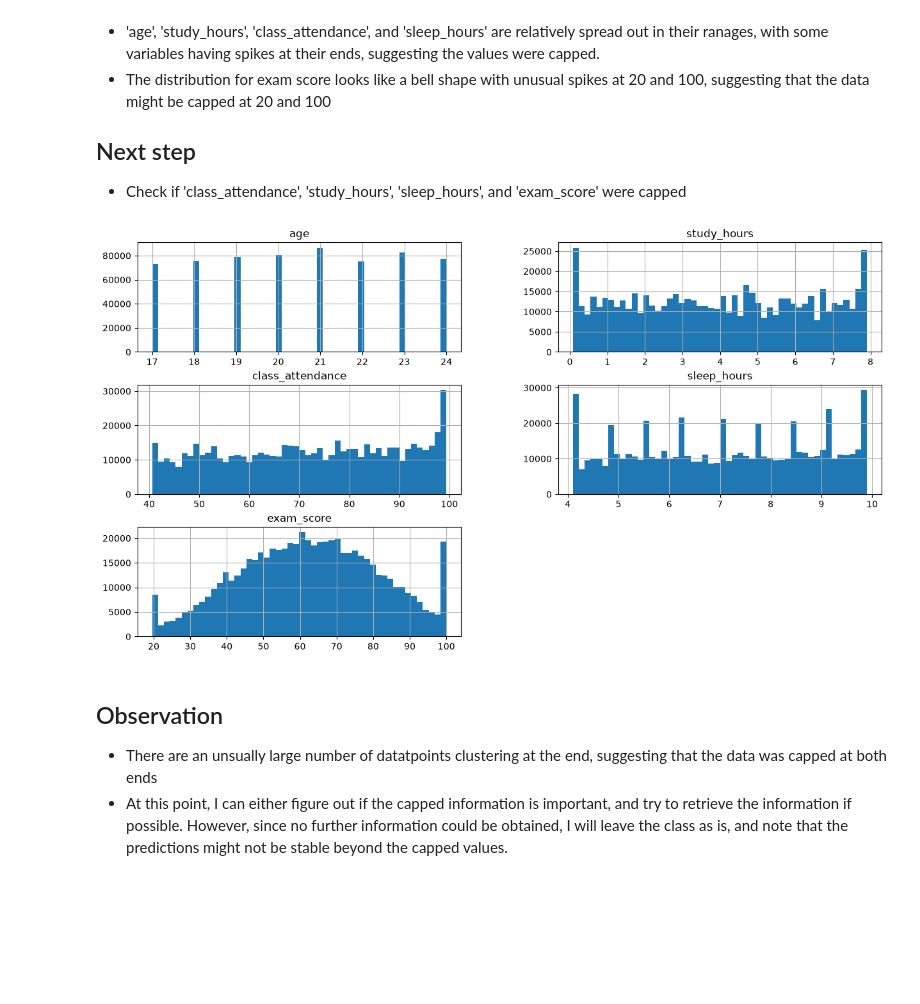
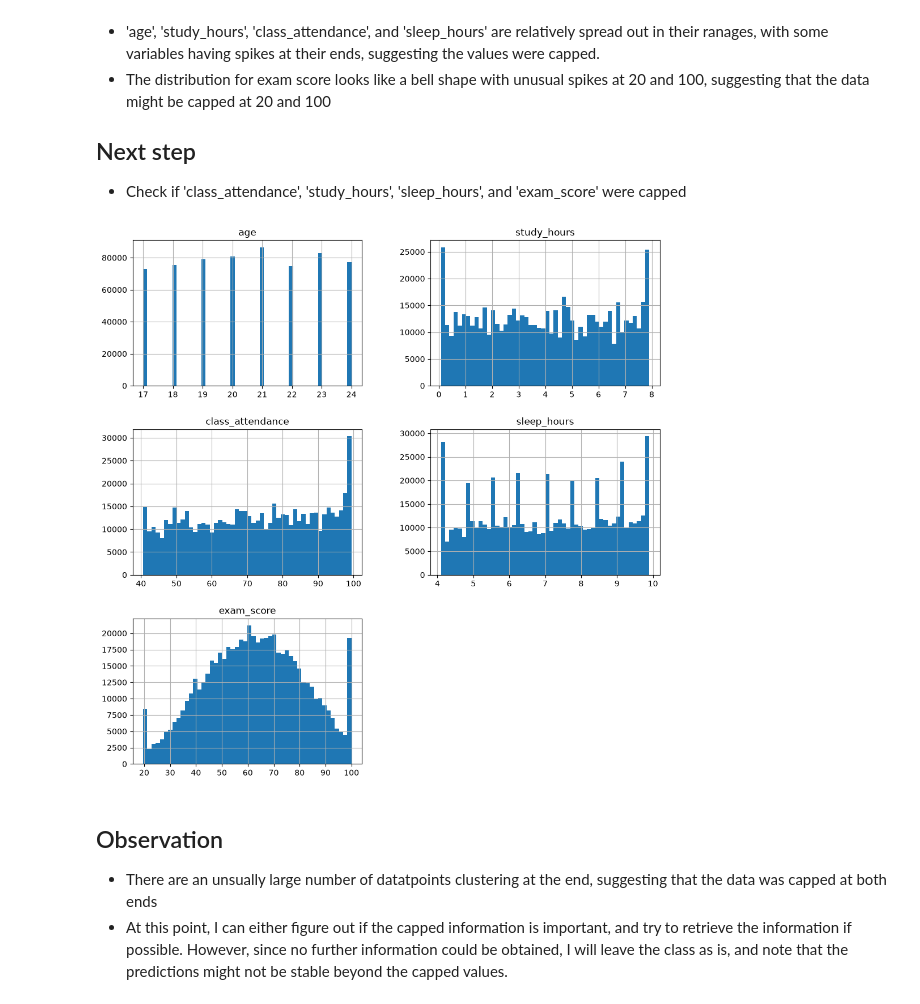
Before and after one commit to HaoLuu030/student_scores, a Jupyter notebook: notebooks/EDA.ipynb, the cells around one changed output. Drawn from its saved outputs; the diff is of its cells as text; code cells hidden in the pictures; blank space fills up the shorter version.

```diff
--- a/notebooks/EDA.ipynb
+++ b/notebooks/EDA.ipynb
@@ -9,5 +10,5 @@ from pandas.plotting import scatter_matrix
 # %%
 # load the data
-base = Path.cwd().parent
-data_path = base / 'dataset' / 'train.csv'
+data_path = 'dataset/train.csv'
 score_data = pd.read_csv(data_path)
+score_data.head()
@@ -90,9 +88,10 @@ score_data_num = score_data.select_dtypes(include='number').drop(columns='id')
 - Check if 'class_attendance', 'study_hours', 'sleep_hours', and 'exam_score' were capped
 # %%
 %matplotlib inline
-score_data_num.hist(figsize=(15, 8), bins=50);
+score_data_num = score_data.select_dtypes(include='number').drop(columns=['id'])
+score_data_num.hist(bins=50, figsize=(12, 12));
 # %% [output]
-[figure, old version]
+[figure, new version]
 # %% [markdown]
 ## Observation
 - There are an unsually large number of datatpoints clustering at the end, suggesting that the data was capped at both ends
```
Also changed, not shown: parts of 8 cells of this notebook.
